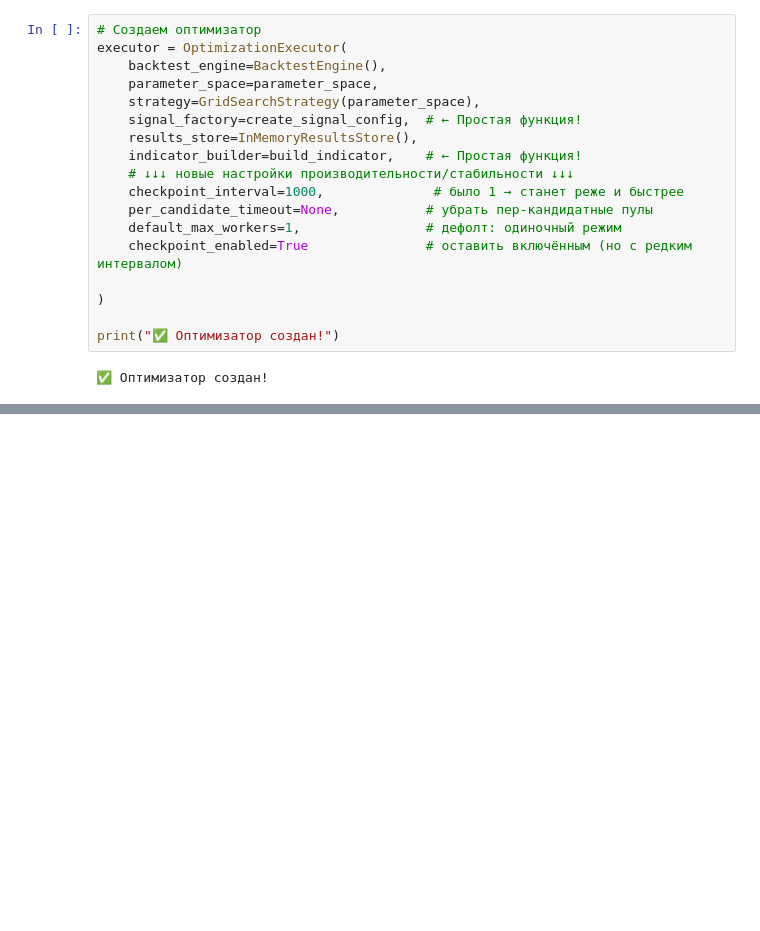
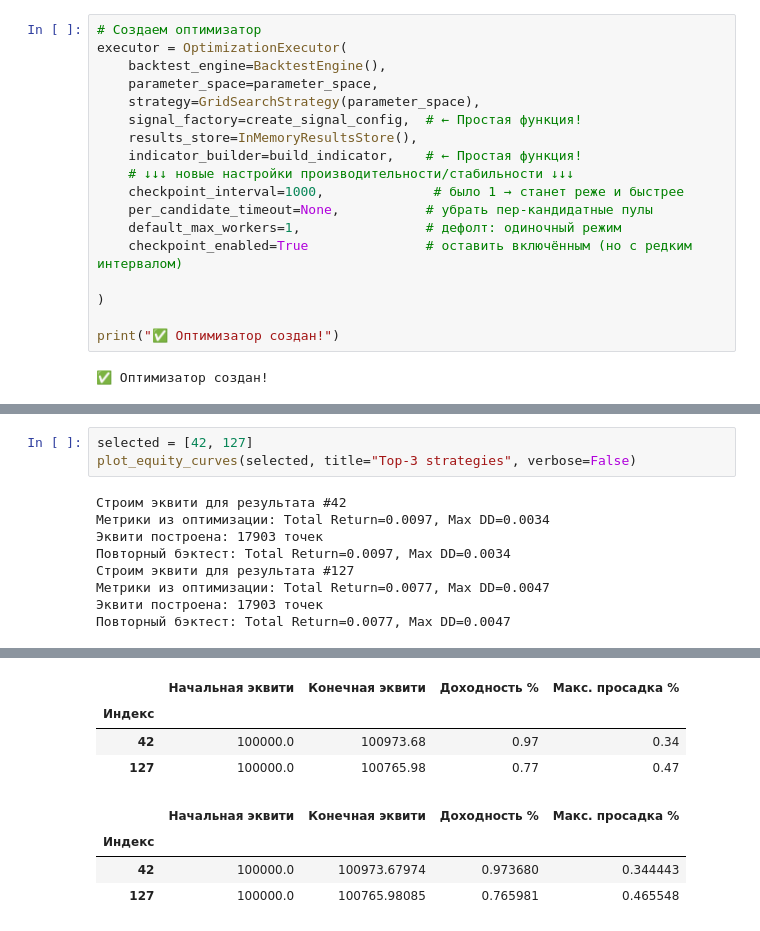
Before and after one commit to Evgenvg78/trend_optimization, a Jupyter notebook: test2.ipynb, the cells around one changed output, grey strips where cells are left out. Cells and saved outputs as stored; diff of their text form; blank space fills up the shorter version.

Commit message:
сделал визуализацию нескольких эквити

```diff
--- a/test2.ipynb
+++ b/test2.ipynb
@@ -338,0 +558,12 @@ display(results_df.head(10).round(4))
+# %%
+selected = [42, 127]
+plot_equity_curves(selected, title="Top-3 strategies", verbose=False)
+# %% [output]
+Строим эквити для результата #42
+Метрики из оптимизации: Total Return=0.0097, Max DD=0.0034
+Эквити построена: 17903 точек
+Повторный бэктест: Total Return=0.0097, Max DD=0.0034
+Строим эквити для результата #127
+Метрики из оптимизации: Total Return=0.0077, Max DD=0.0047
+Эквити построена: 17903 точек
+Повторный бэктест: Total Return=0.0077, Max DD=0.0047
@@ -339 +573,9 @@ display(results_df.head(10).round(4))
+|  | Начальная эквити | Конечная эквити | Доходность % | Макс. просадка % |
+| Индекс |  |  |  |  |
+| 42 | 100000.0 | 100973.68 | 0.97 | 0.34 |
+| 127 | 100000.0 | 100765.98 | 0.77 | 0.47 |
+|  | Начальная эквити | Конечная эквити | Доходность % | Макс. просадка % |
+| Индекс |  |  |  |  |
+| 42 | 100000.0 | 100973.67974 | 0.973680 | 0.344443 |
+| 127 | 100000.0 | 100765.98085 | 0.765981 | 0.465548 |
 # %%
```
Also changed, not shown: parts of 14 cells of this notebook, 1 other file.
